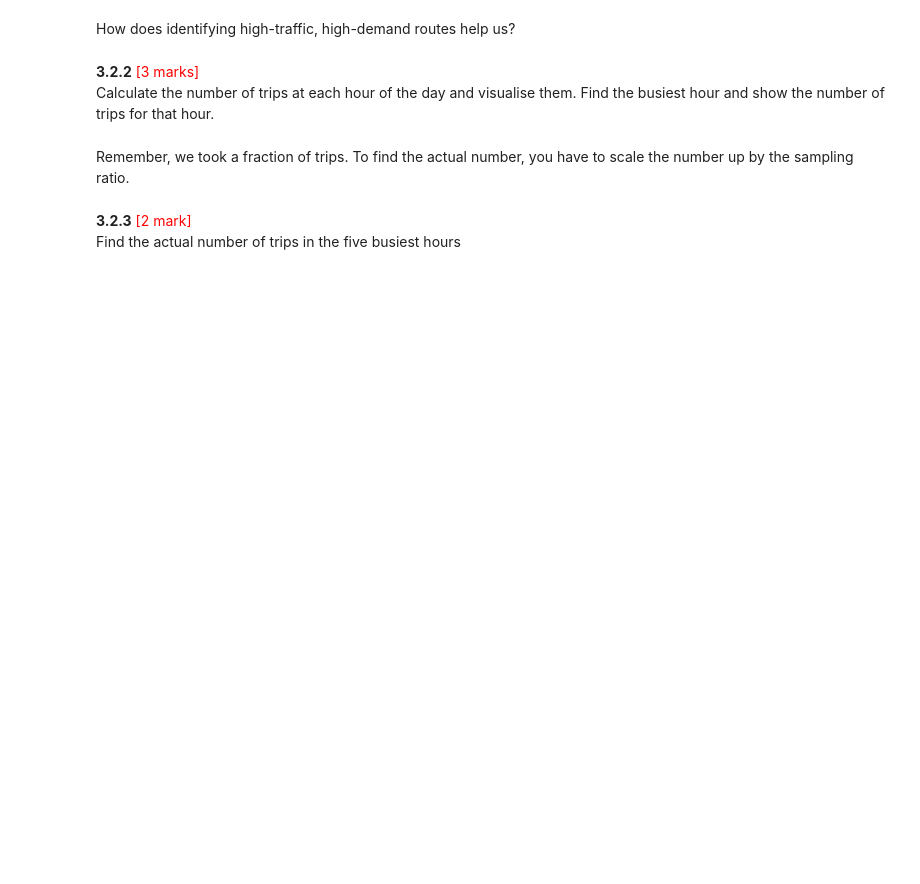
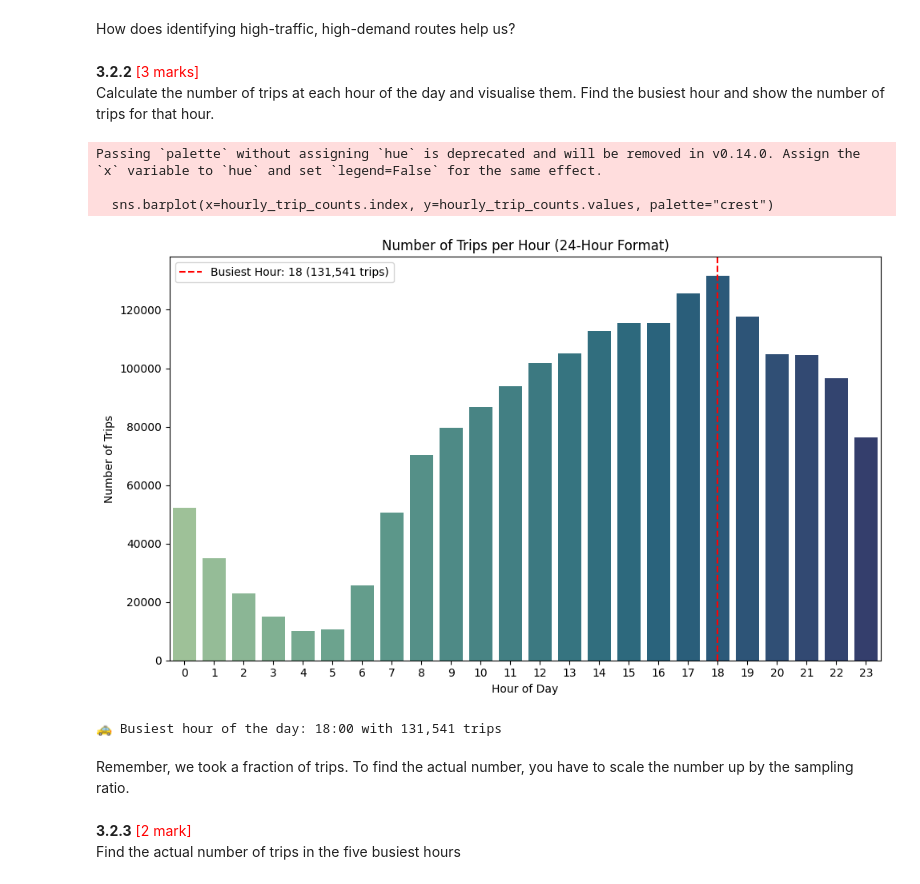
Before and after one commit to abinasn/ds-ml-projects, a Jupyter notebook: datasets_and_dictionary_nyc_assignment/EDA_Assg_NYC_Taxi_Starter.ipynb, the cells around one changed output. Drawn from its saved outputs; the diff is of its cells as text; code cells hidden in the pictures; blank space fills up the shorter version.

```diff
--- a/datasets_and_dictionary_nyc_assignment/EDA_Assg_NYC_Taxi_Starter.ipynb
+++ b/datasets_and_dictionary_nyc_assignment/EDA_Assg_NYC_Taxi_Starter.ipynb
@@ -1003,3 +1188,30 @@ Calculate the number of trips at each hour of the day and visualise them. Find t
+# %%
+# Visualise the number of trips per hour and find the busiest hour
+non_zero_df["pickup_hour"] = non_zero_df["tpep_pickup_datetime"].dt.hour
+
+hourly_trip_counts = non_zero_df["pickup_hour"].value_counts().sort_index()
+busiest_hour = hourly_trip_counts.idxmax()
+busiest_count = hourly_trip_counts.max()
+
+# Plot
+plt.figure(figsize=(10, 6))
+sns.barplot(x=hourly_trip_counts.index, y=hourly_trip_counts.values, palette="crest")
+plt.title("Number of Trips per Hour (24-Hour Format)")
+plt.xlabel("Hour of Day")
+plt.ylabel("Number of Trips")
+plt.xticks(range(0, 24))
+plt.axvline(busiest_hour, color='red', linestyle='--', label=f"Busiest Hour: {busiest_hour} ({busiest_count:,} trips)")
+plt.legend()
+plt.tight_layout()
+plt.show()
+
+print(f"🚕 Busiest hour of the day: {busiest_hour}:00 with {busiest_count:,} trips")
+# %% [output]
+Passing `palette` without assigning `hue` is deprecated and will be removed in v0.14.0. Assign the `x` variable to `hue` and set `legend=False` for the same effect.
+
+  sns.barplot(x=hourly_trip_counts.index, y=hourly_trip_counts.values, palette="crest")
+[figure, added]
+🚕 Busiest hour of the day: 18:00 with 131,541 trips
 # %% [markdown]
 Remember, we took a fraction of trips. To find the actual number, you have to scale the number up by the sampling ratio.
 # %% [markdown]
```
Also changed, not shown: parts of 49 cells of this notebook.
